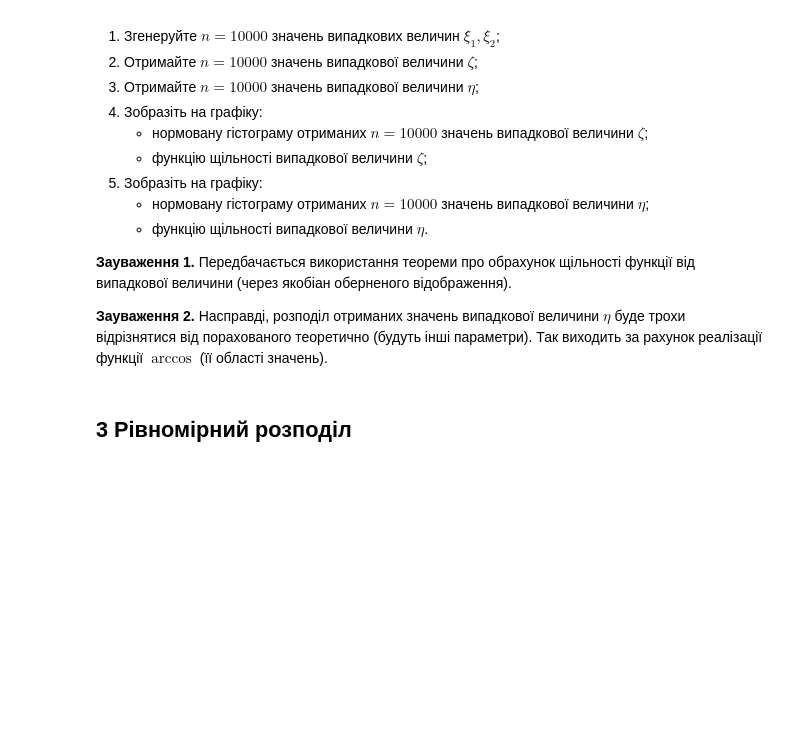
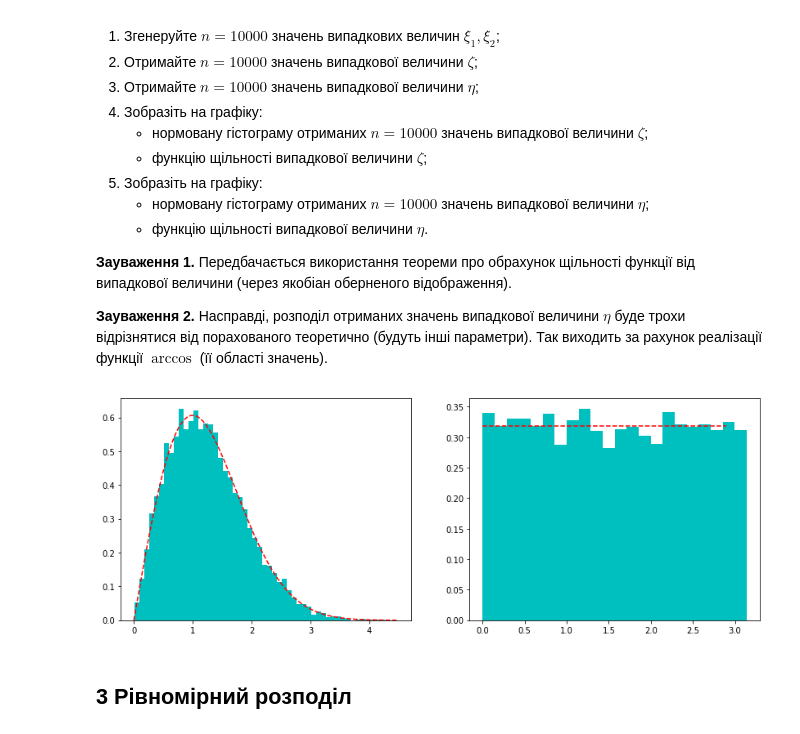
Before and after one commit to roma-vinn/Probability-labs, a Jupyter notebook: Лабораторне заняття 8/Домашня робота 8.ipynb, the cells around one changed output. Saved outputs shown, nothing was run; the diff lists cells and outputs as text; code cells hidden in the pictures; blank space fills up the shorter version.

```diff
--- a/Лабораторне заняття 8/Домашня робота 8.ipynb
+++ b/Лабораторне заняття 8/Домашня робота 8.ipynb
@@ -106,3 +115,27 @@ plt.show()
+# %%
+xi1 = norm.rvs(size=SIZE)
+xi2 = norm.rvs(size=SIZE)
+
+dzeta = np.sqrt(xi1**2 + xi2**2)
+eta = np.arccos(xi1/dzeta)
+
+plt.figure(figsize=(14, 5))
+
+x = np.arange(0, 4.5, 0.01)
+
+plt.subplot(121)
+plt.hist(dzeta, density=True, bins='auto', color='c')
+plt.plot(x, x*np.exp(-x**2/2), 'r--')
+
+x = np.arange(0, 3, 0.1)
+
+plt.subplot(122)
+plt.hist(eta, density=True, bins='auto', color='c')
+plt.plot(x, np.zeros(x.size) + 1/np.pi, 'r--')
+
+plt.show()
+# %% [output]
+[figure, added]
 # %% [markdown]
 ## 3 Рівномірний розподіл
 # %% [markdown]
```
Also changed, not shown: parts of 8 cells of this notebook.
